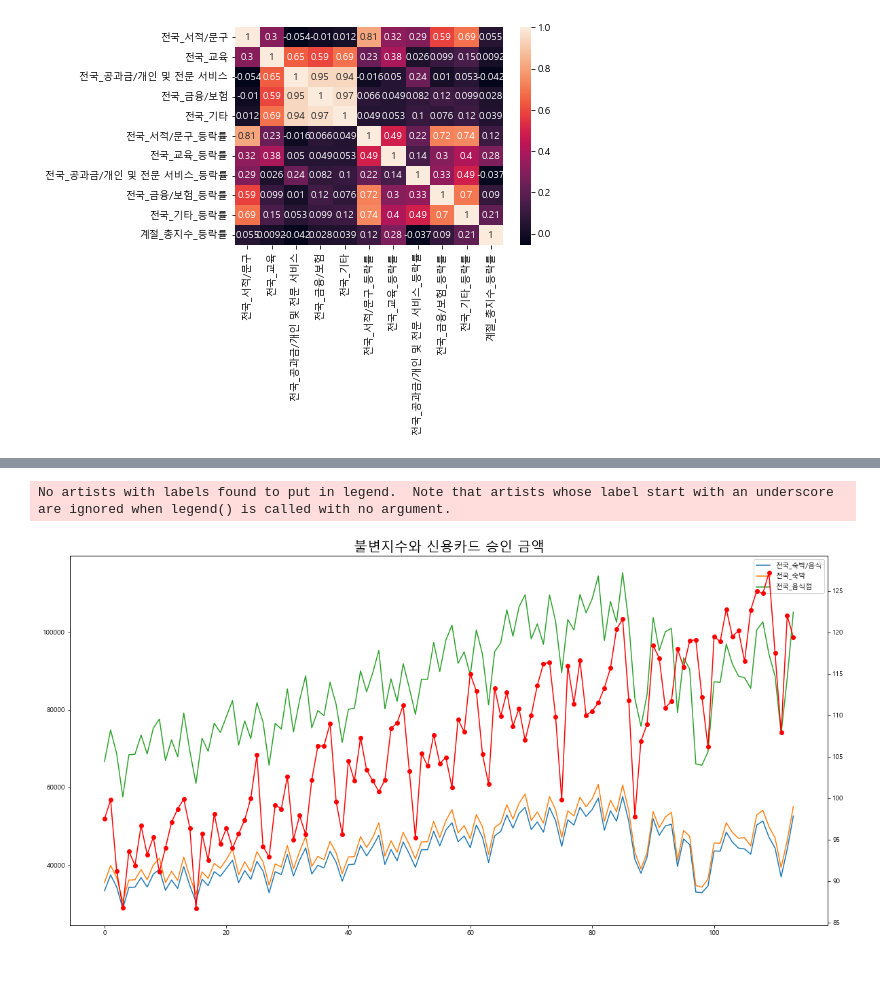
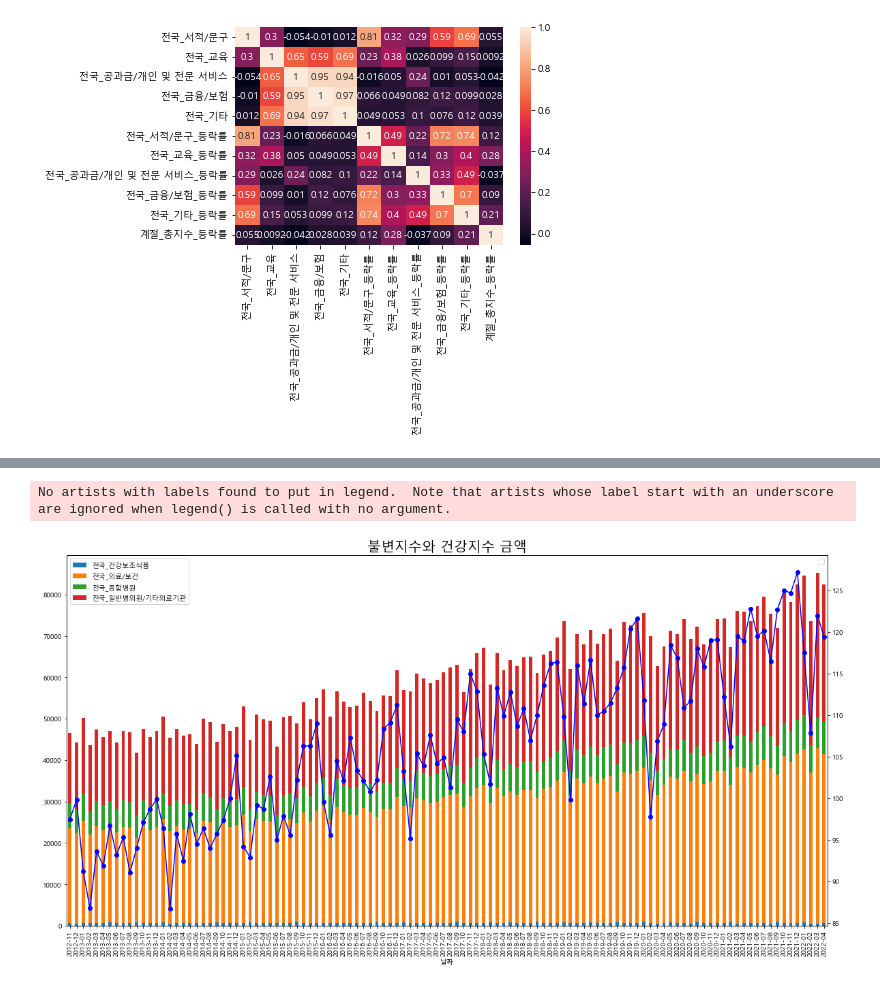
Before and after one commit to KJH3024/test, a Jupyter notebook: 프로젝트1/전국_카드.ipynb, the cells around one changed output, grey strips where cells are left out. Saved outputs shown, nothing was run; the diff lists cells and outputs as text; code cells hidden in the pictures.

```diff
--- a/프로젝트1/전국_카드.ipynb
+++ b/프로젝트1/전국_카드.ipynb
@@ -322,6 +322,9 @@ def seasons(s):
 # %%
 # str 타입이 아니면 함수를 적용 못하기 때문에 데이터 타입 변경
 df_hospital_b["날짜"] = df_hospital_b["날짜"].astype(str)
+# %%
+# 계졀 나누는 함수 적용
+df_hospital_b["계절"] = df_hospital_b["날짜"].apply(seasons)
 # %%
 # 계절 컬럼에 년도 추가
 df_hospital_b["계절"] = df_hospital_b["날짜"].str[:4] + " " + df_hospital_b["계절"]
@@ -333,32 +336,37 @@ df_hospital_b.head()
 | 2 | 2013-01 | 624.08 | 24766.40 | 6535.50 | 18230.90 | 0.13 | 0.13 | 0.13 | ... |
 | 3 | 2013-02 | 656.89 | 21469.13 | 5601.15 | 15867.98 | 0.05 | -0.13 | -0.14 | ... |
 | 4 | 2013-03 | 661.44 | 23354.47 | 6094.44 | 17260.03 | 0.01 | 0.09 | 0.09 | ... |
+# %%
+df_hospital_b.set_index('날짜', inplace=True)
+df_hospital_b1.set_index('날짜', inplace=True)
+df_hospital_s.set_index('날짜', inplace=True)
+df_hospital_s1.set_index('날짜', inplace=True)
 # %%
 import pandas as pd
 import matplotlib.pyplot as plt
 import numpy as np
 
 ####### 설정하기 ###
-title = "불변지수와 신용카드 승인 금액"
-left_ax = r[['전국_숙박/음식', '전국_숙박', '전국_음식점']]
-right_ax = r['불변_총지수']
+title = "불변지수와 건강지수 금액"
+left_ax = df_hospital_b[['전국_건강보조식품','전국_의료/보건','전국_종합병원','전국_일반병의원/기타의료기관']]
+right_ax = df_hospital_b['불변_총지수']
 
 
 
 fig, ax0 = plt.subplots(figsize = (20, 10))
 ax1 = ax0.twinx()
 plt.rc('font', family='Malgun Gothic')              # 한글 깨짐 오류 수정
 
 # 그래프 생성
-left_ax.plot(kind = 'line', stacked = True, ax = ax0,)
+left_ax.plot(kind = 'bar', stacked = True, ax = ax0,)
 plt.legend(bbox_to_anchor=(1,1))
-right_ax.plot(kind ='line', secondary_y = True, ax = ax1,color='r',marker = 'o')
+right_ax.plot(kind ='line', secondary_y = True, ax = ax1,color='b',marker = 'o')
 
 plt.title(title, fontsize = 20)
 plt.show()
 # %% [output]
 No artists with labels found to put in legend.  Note that artists whose label start with an underscore are ignored when legend() is called with no argument.
-[figure, old version]
+[figure, new version]
 # %%
 import pandas as pd
 import matplotlib.pyplot as plt
```
Also changed, not shown: parts of 3 cells of this notebook.
